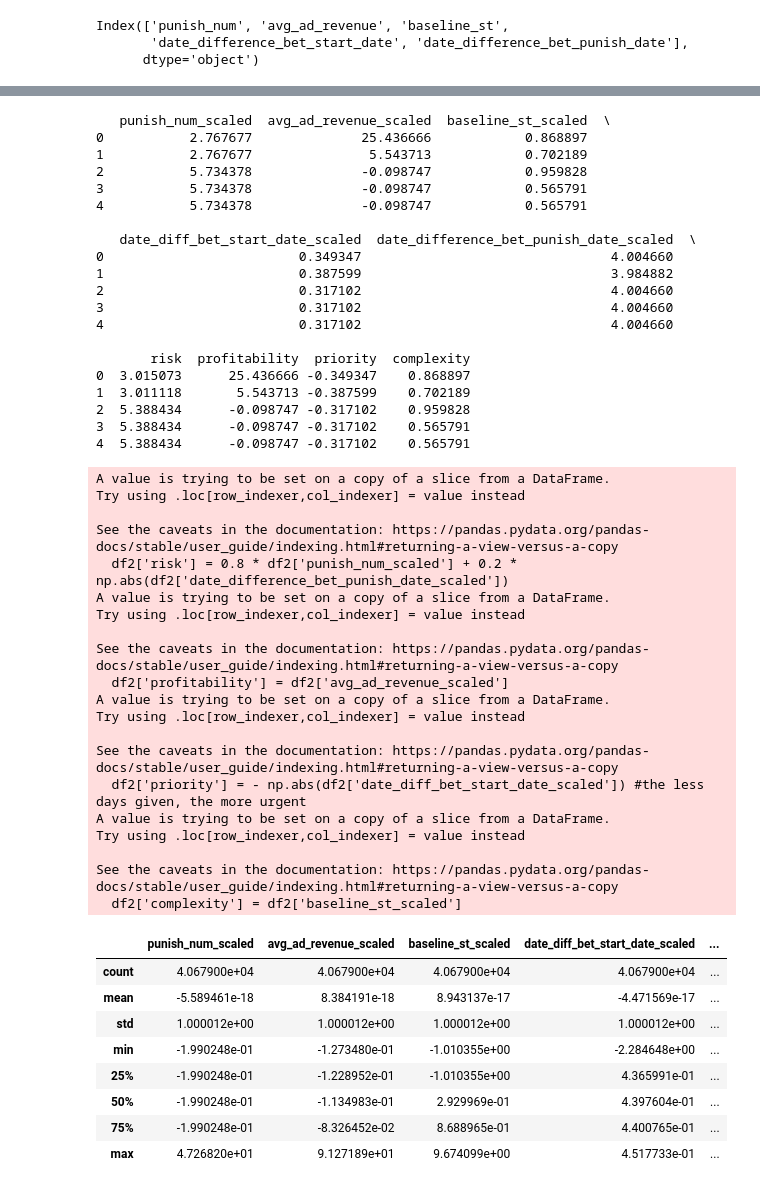
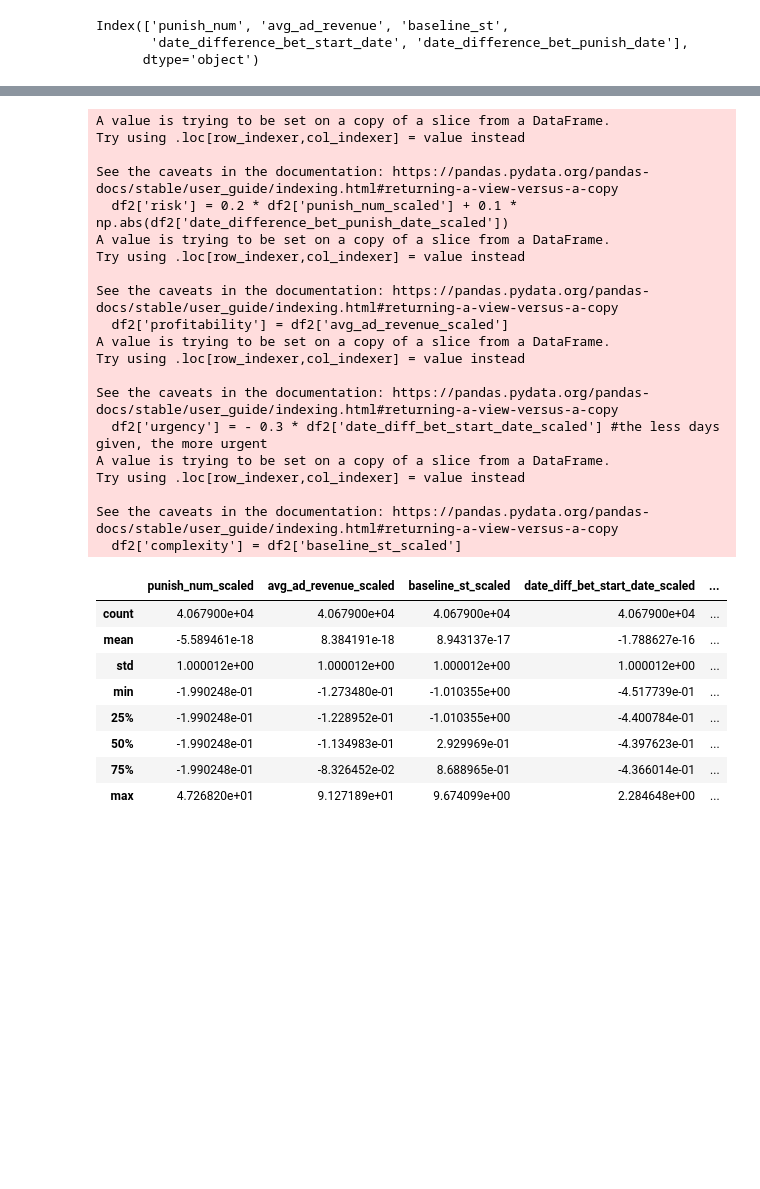
Before and after one commit to liuchennn1414/TikTok_Hungry_Ads, a Jupyter notebook: ads.ipynb, the cells around one changed output, grey strips where cells are left out. Drawn from its saved outputs; the diff is of its cells as text; code cells hidden in the pictures; blank space fills up the shorter version.

```diff
--- a/ads.ipynb
+++ b/ads.ipynb
@@ -300,61 +284,41 @@ used.describe()
 # %%
 df2 = used[['punish_num_scaled', 'avg_ad_revenue_scaled', 'baseline_st_scaled', 'date_diff_bet_start_date_scaled', 'date_difference_bet_punish_date_scaled']]
 
 
-df2['risk'] = 0.8 * df2['punish_num_scaled'] + 0.2 * np.abs(df2['date_difference_bet_punish_date_scaled'])
+df2['risk'] = 0.2 * df2['punish_num_scaled'] + 0.1 * np.abs(df2['date_difference_bet_punish_date_scaled'])
 df2['profitability'] = df2['avg_ad_revenue_scaled']
-df2['priority'] = - np.abs(df2['date_diff_bet_start_date_scaled']) #the less days given, the more urgent
+df2['urgency'] = - 0.3 * df2['date_diff_bet_start_date_scaled'] #the less days given, the more urgent
 df2['complexity'] = df2['baseline_st_scaled']
 
-print(df2.head())
+
 df2.describe()
 # %% [output]
-   punish_num_scaled  avg_ad_revenue_scaled  baseline_st_scaled  \
-0           2.767677              25.436666            0.868897
-1           2.767677               5.543713            0.702189
-2           5.734378              -0.098747            0.959828
-3           5.734378              -0.098747            0.565791
-4           5.734378              -0.098747            0.565791
+A value is trying to be set on a copy of a slice from a DataFrame.
+Try using .loc[row_indexer,col_indexer] = value instead
 
-   date_diff_bet_start_date_scaled  date_difference_bet_punish_date_scaled  \
-0                         0.349347                                4.004660
-1                         0.387599                                3.984882
-2                         0.317102                                4.004660
-3                         0.317102                                4.004660
-4                         0.317102                                4.004660
+See the caveats in the documentation: https://pandas.pydata.org/pandas-docs/stable/user_guide/indexing.html#returning-a-view-versus-a-copy
+  df2['risk'] = 0.2 * df2['punish_num_scaled'] + 0.1 * np.abs(df2['date_difference_bet_punish_date_scaled'])
+A value is trying to be set on a copy of a slice from a DataFrame.
+Try using .loc[row_indexer,col_indexer] = value instead
 
-       risk  profitability  priority  complexity
-0  3.015073      25.436666 -0.349347    0.868897
-1  3.011118       5.543713 -0.387599    0.702189
-2  5.388434      -0.098747 -0.317102    0.959828
-3  5.388434      -0.098747 -0.317102    0.565791
-4  5.388434      -0.098747 -0.317102    0.565791
+See the caveats in the documentation: https://pandas.pydata.org/pandas-docs/stable/user_guide/indexing.html#returning-a-view-versus-a-copy
+  df2['profitability'] = df2['avg_ad_revenue_scaled']
+A value is trying to be set on a copy of a slice from a DataFrame.
+Try using .loc[row_indexer,col_indexer] = value instead
+
+See the caveats in the documentation: https://pandas.pydata.org/pandas-docs/stable/user_guide/indexing.html#returning-a-view-versus-a-copy
+  df2['urgency'] = - 0.3 * df2['date_diff_bet_start_date_scaled'] #the less days given, the more urgent
+A value is trying to be set on a copy of a slice from a DataFrame.
+Try using .loc[row_indexer,col_indexer] = value instead
+
+See the caveats in the documentation: https://pandas.pydata.org/pandas-docs/stable/user_guide/indexing.html#returning-a-view-versus-a-copy
+  df2['complexity'] = df2['baseline_st_scaled']
-A value is trying to be set on a copy of a slice from a DataFrame.
-Try using .loc[row_indexer,col_indexer] = value instead
-
-See the caveats in the documentation: https://pandas.pydata.org/pandas-docs/stable/user_guide/indexing.html#returning-a-view-versus-a-copy
-  df2['risk'] = 0.8 * df2['punish_num_scaled'] + 0.2 * np.abs(df2['date_difference_bet_punish_date_scaled'])
-A value is trying to be set on a copy of a slice from a DataFrame.
-Try using .loc[row_indexer,col_indexer] = value instead
-
-See the caveats in the documentation: https://pandas.pydata.org/pandas-docs/stable/user_guide/indexing.html#returning-a-view-versus-a-copy
-  df2['profitability'] = df2['avg_ad_revenue_scaled']
-A value is trying to be set on a copy of a slice from a DataFrame.
-Try using .loc[row_indexer,col_indexer] = value instead
-
-See the caveats in the documentation: https://pandas.pydata.org/pandas-docs/stable/user_guide/indexing.html#returning-a-view-versus-a-copy
-  df2['priority'] = - np.abs(df2['date_diff_bet_start_date_scaled']) #the less days given, the more urgent
-A value is trying to be set on a copy of a slice from a DataFrame.
-Try using .loc[row_indexer,col_indexer] = value instead
-
-See the caveats in the documentation: https://pandas.pydata.org/pandas-docs/stable/user_guide/indexing.html#returning-a-view-versus-a-copy
-  df2['complexity'] = df2['baseline_st_scaled']
 |  | punish_num_scaled | avg_ad_revenue_scaled | baseline_st_scaled | date_diff_bet_start_date_scaled | ... |
 | count | 4.067900e+04 | 4.067900e+04 | 4.067900e+04 | 4.067900e+04 | ... |
-| mean | -5.589461e-18 | 8.384191e-18 | 8.943137e-17 | -4.471569e-17 | ... |
+| mean | -5.589461e-18 | 8.384191e-18 | 8.943137e-17 | -1.788627e-16 | ... |
 | std | 1.000012e+00 | 1.000012e+00 | 1.000012e+00 | 1.000012e+00 | ... |
-| min | -1.990248e-01 | -1.273480e-01 | -1.010355e+00 | -2.284648e+00 | ... |
-| 25% | -1.990248e-01 | -1.228952e-01 | -1.010355e+00 | 4.365991e-01 | ... |
-| 50% | -1.990248e-01 | -1.134983e-01 | 2.929969e-01 | 4.397604e-01 | ... |
-| 75% | -1.990248e-01 | -8.326452e-02 | 8.688965e-01 | 4.400765e-01 | ... |
-| max | 4.726820e+01 | 9.127189e+01 | 9.674099e+00 | 4.517733e-01 | ... |
+| min | -1.990248e-01 | -1.273480e-01 | -1.010355e+00 | -4.517739e-01 | ... |
+| 25% | -1.990248e-01 | -1.228952e-01 | -1.010355e+00 | -4.400784e-01 | ... |
+| 50% | -1.990248e-01 | -1.134983e-01 | 2.929969e-01 | -4.397623e-01 | ... |
+| 75% | -1.990248e-01 | -8.326452e-02 | 8.688965e-01 | -4.366014e-01 | ... |
+| max | 4.726820e+01 | 9.127189e+01 | 9.674099e+00 | 2.284648e+00 | ... |
```
Also changed, not shown: parts of 7 cells of this notebook.
